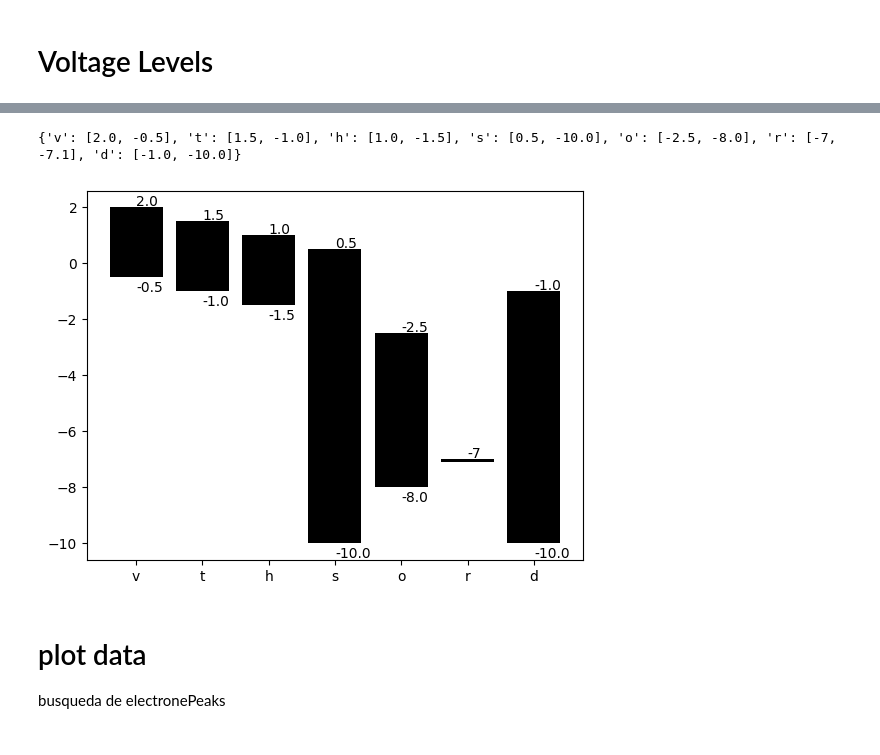
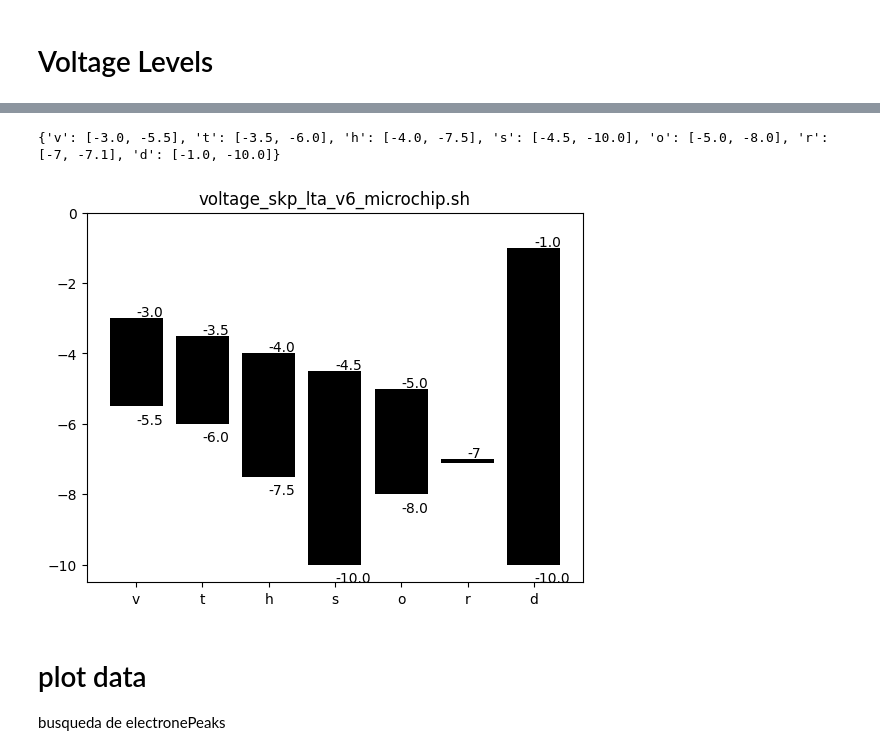
Before and after one commit to maumtzmon/ClasesPy, a Jupyter notebook: 70 - ICN_LabDet/06_barGraphs.ipynb, the cells around one changed output, grey strips where cells are left out. Cells and saved outputs as stored; diff of their text form; code cells hidden in the pictures.

```diff
--- a/70 - ICN_LabDet/06_barGraphs.ipynb
+++ b/70 - ICN_LabDet/06_barGraphs.ipynb
@@ -2,11 +2,13 @@
 # Voltage Levels
 # %%
 import matplotlib.pyplot as plt
+from astropy.io import fits
 
 #https://matplotlib.org/stable/gallery/lines_bars_and_markers/hat_graph.html#sphx-glr-gallery-lines-bars-and-markers-hat-graph-py
 #https://matplotlib.org/stable/api/_as_gen/matplotlib.axes.Axes.annotate.html#matplotlib.axes.Axes.annotate
 
-def outputStageTiming(vFile='/home/oem/datosFits/MicrochipTest_Marzo/datos/voltage_skp_lta_Vv2_microchip.sh'):
+def voltageDictfromFile(vFile='/home/oem/datosFits/MicrochipTest_Marzo/datos/05MAY23/vFiles/voltage_skp_lta_v6_microchip.sh'):
+    File=vFile.split('/')[-1]
     voltageDict={}
     swingDict={}
     with open(vFile, 'r') as VoltageFile:
@@ -23,16 +25,38 @@ def outputStageTiming(vFile='/home/oem/datosFits/MicrochipTest_Marzo/datos/volta
     print(str(voltageDict))
 
     cell_text = []
-    fig, ax = plt.subplots()
+    return voltageDict, File
+
+def voltageDictfromFitsFile(fitsImage=None):
+    vr=-7
+    voltageDict={}
+    #{'v': [2.5, 0.0], 't': [2.0, -0.5], 'h': [1.5, -1.0], 's': [1.0, -10.0], 'o': [-2.0, -8.0], 'r': [-7, -7.1], 'd': [-1.0, -10.0]}
+
+    with fits.open(fitsImage) as header:
+        header=header[0].header
+        voltageDict[header._cards[29].rawkeyword]=[float(header._cards[29].rawvalue),float(header._cards[30].rawvalue)] #Vl value #Vh value
+        voltageDict[header._cards[65].rawkeyword]=[float(header._cards[65].rawvalue),float(header._cards[66].rawvalue)]#Th value
+        voltageDict[header._cards[39].rawkeyword]=[float(header._cards[39].rawvalue),float(header._cards[40].rawvalue)]#Tl value
+        voltageDict[header._cards[49].rawkeyword]=[float(header._cards[49].rawvalue),float(header._cards[50].rawvalue)]
+        voltageDict[header._cards[57].rawkeyword]=[float(header._cards[57].rawvalue),float(header._cards[58].rawvalue)]
+        voltageDict[header._cards[53].rawkeyword]=[float(header._cards[53].rawvalue),float(header._cards[54].rawvalue)]
+        voltageDict['r']=[vr,vr-0.1] #voltaje del nodo de lectura, esta en la seccion del Bias como vr (aumento .01 solo para el plot)
+        voltageDict[header._cards[61].rawkeyword]=[float(header._cards[61].rawvalue),float(header._cards[62].rawvalue)]
 
 
 
 
+    #voltageDict['r']=[vr,vr-0.1] #voltaje del nodo de lectura, esta en la seccion del Bias como vr (aumento .01 solo para el plot)
+    print(str(voltageDict))
+    return voltageDict, fitsImage.split('/')[-1]
 
+def outputStageTiming(voltageDict, fileName):
+
+    fig, ax = plt.subplots()
 
     for key in voltageDict:
         x=0
-        if key.startswith('v') or key.startswith('t') or key.startswith('h') or key.startswith('s') or key.startswith('o') or key.startswith('d') or key.startswith('r'):
+        if key.startswith('v') or key.startswith('t') or key.startswith('h') or key.startswith('s') or key.startswith('o') or key.startswith('d') or key.startswith('V') or key.startswith('T') or key.startswith('H') or key.startswith('S') or key.startswith('O') or key.startswith('r') or key.startswith('D'):
 
             #   'key' : [high=0, low=1]
             #high states
@@ -51,13 +75,8 @@ def outputStageTiming(vFile='/home/oem/datosFits/MicrochipTest_Marzo/datos/volta
                     ax.bar(key,voltageDict[key][0], color='white',label=key)
                 else:
                     ax.bar(key,voltageDict[key][1], color='black',label=key)
-            #Lowstates
-            # if voltageDict[key][1]>0:
-            #     ax.bar(key,voltageDict[key][0],color='black',label=key)
-            #     ax.bar(key,voltageDict[key][1], color='white',label=key)
 
-            # else:
-            #     ax.bar(key,voltageDict[key][1], color='black',label=key)
-            #     ax.bar(key,voltageDict[key][0],color='green',label=key)
             if key != 'r':
                 ax.annotate(voltageDict[key][1],(key, float(voltageDict[key][1]-.5)))
+
+    plt.title(fileName)
@@ -68,5 +82,0 @@ Para incluir imagenes usamos:
-# %%
-outputStageTiming()
-# %% [output]
-{'v': [2.0, -0.5], 't': [1.5, -1.0], 'h': [1.0, -1.5], 's': [0.5, -10.0], 'o': [-2.5, -8.0], 'r': [-7, -7.1], 'd': [-1.0, -10.0]}
-[figure, removed]
@@ -73,3 +85,10 @@ outputStageTiming()
+# %%
+voltageDict,file=voltageDictfromFile('/home/oem/datosFits/MicrochipTest_Marzo/datos/05MAY23/vFiles/voltage_skp_lta_v6_microchip.sh')
+#voltageDict,file=voltageDictfromFitsFile('/home/oem/datosFits/MicrochipTest_Marzo/datos/12MAY23/proc_skp_m-009_microchip_T_170__Vv71_NSAMP_324_NROW_100_NCOL_700_EXPOSURE_0_NBINROW_1_NBINCOL_1_img_16.fits')
+outputStageTiming(voltageDict,file)
+# %% [output]
+{'v': [-3.0, -5.5], 't': [-3.5, -6.0], 'h': [-4.0, -7.5], 's': [-4.5, -10.0], 'o': [-5.0, -8.0], 'r': [-7, -7.1], 'd': [-1.0, -10.0]}
+[figure, added]
 # %% [markdown]
 # plot data
 busqueda de electronePeaks
```
Also changed, not shown: parts of 3 cells of this notebook, 8 other files.
